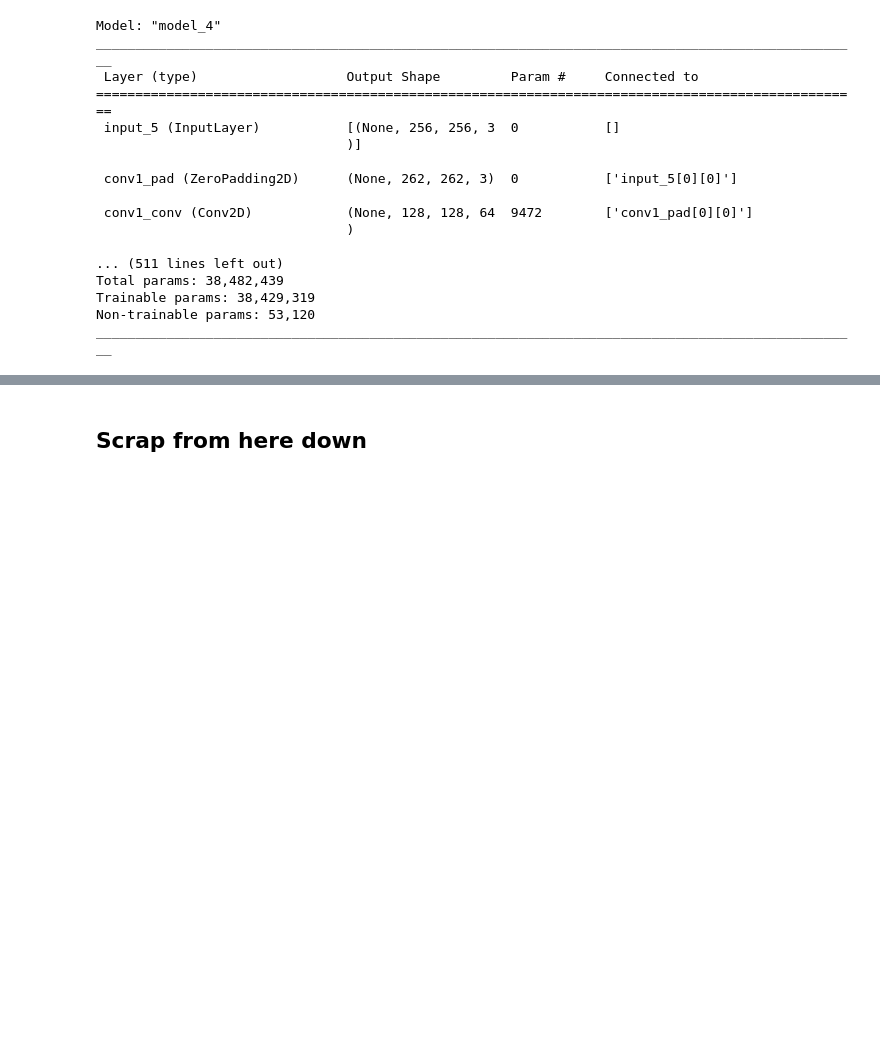
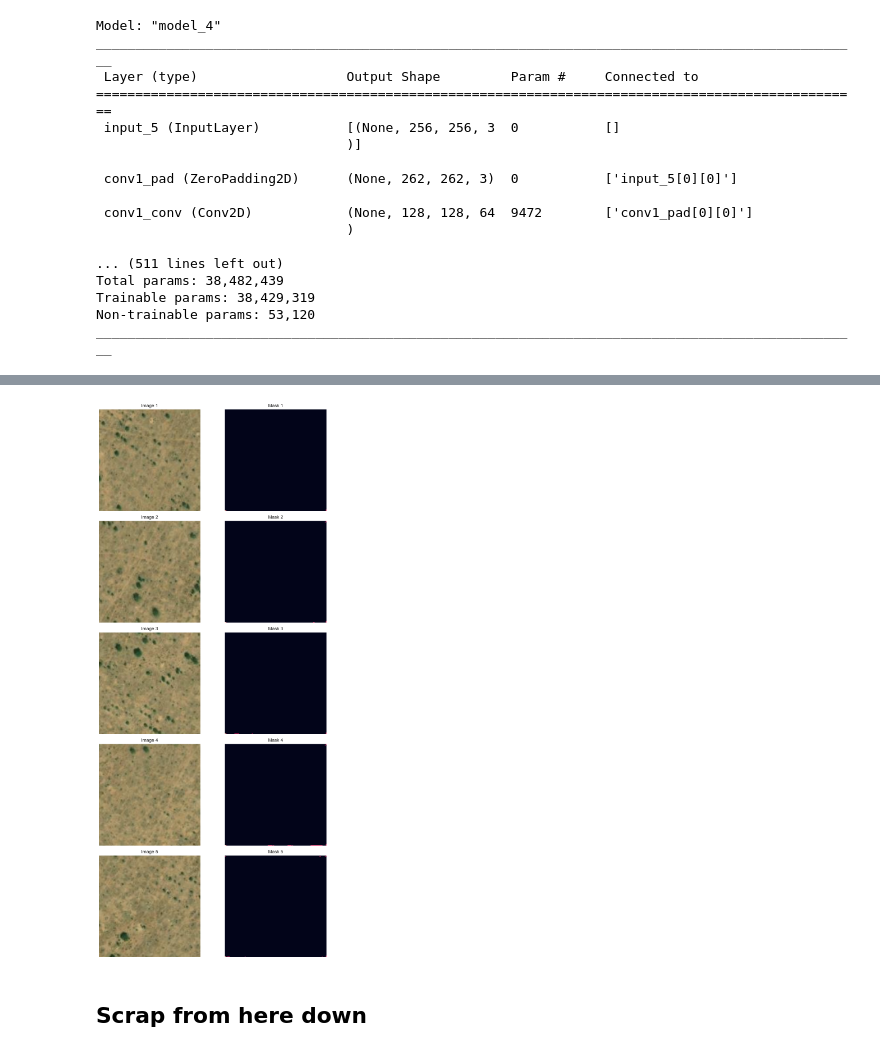
Before and after one commit to nlebovits/MUSA-650_Spring2023, a Jupyter notebook: Homeworks/torchgeo_semantic_seg.ipynb, the cells around one changed output, grey strips where cells are left out. Cells and saved outputs as stored; diff of their text form; code cells hidden in the pictures; blank space fills up the shorter version.

```diff
--- a/Homeworks/torchgeo_semantic_seg.ipynb
+++ b/Homeworks/torchgeo_semantic_seg.ipynb
@@ -223,0 +292,6 @@ Epoch 1/10
+# %%
+# Predict pixel labels for input images
+predicted_masks = loaded_model.predict(filtered_patches)
+
+# Convert predicted masks to integer format
+predicted_masks = np.argmax(predicted_masks, axis=-1)
@@ -224,3 +300,24 @@ Epoch 1/10
+# %%
+# Display first five original images and masks
+fig, axs = plt.subplots(nrows=5, ncols=2, figsize=(10, 20))
+
+for i in range(5):
+    # Display original image
+    ax = axs[i, 0]
+    ax.imshow(filtered_patches[i])
+    ax.set_axis_off()
+    ax.set_title('Image {}'.format(i + 1))
+
+    # Display mask
+    ax = axs[i, 1]
+    ax.imshow(predicted_masks[i])
+    ax.set_axis_off()
+    ax.set_title('Mask {}'.format(i + 1))
+
+plt.tight_layout()
+plt.show()
+# %% [output]
+[figure, added]
 # %% [markdown]
 ## Scrap from here down
 # %%
```
Also changed, not shown: parts of 9 cells of this notebook.
